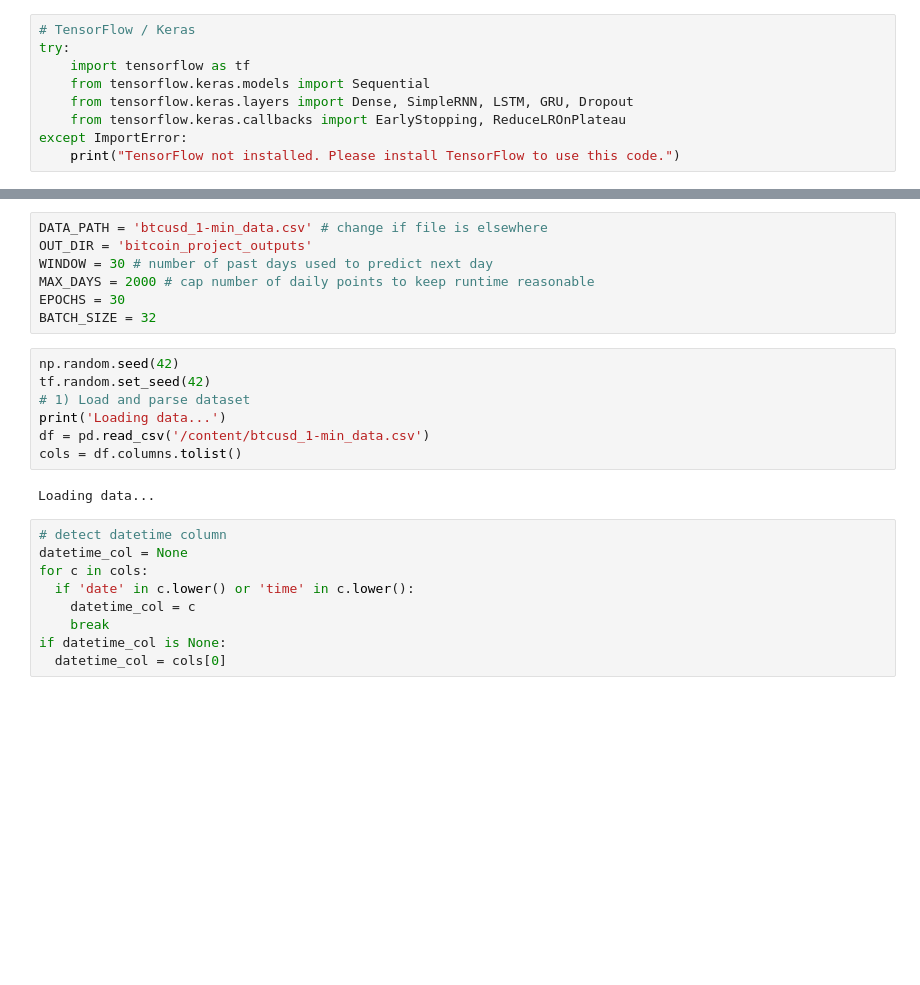
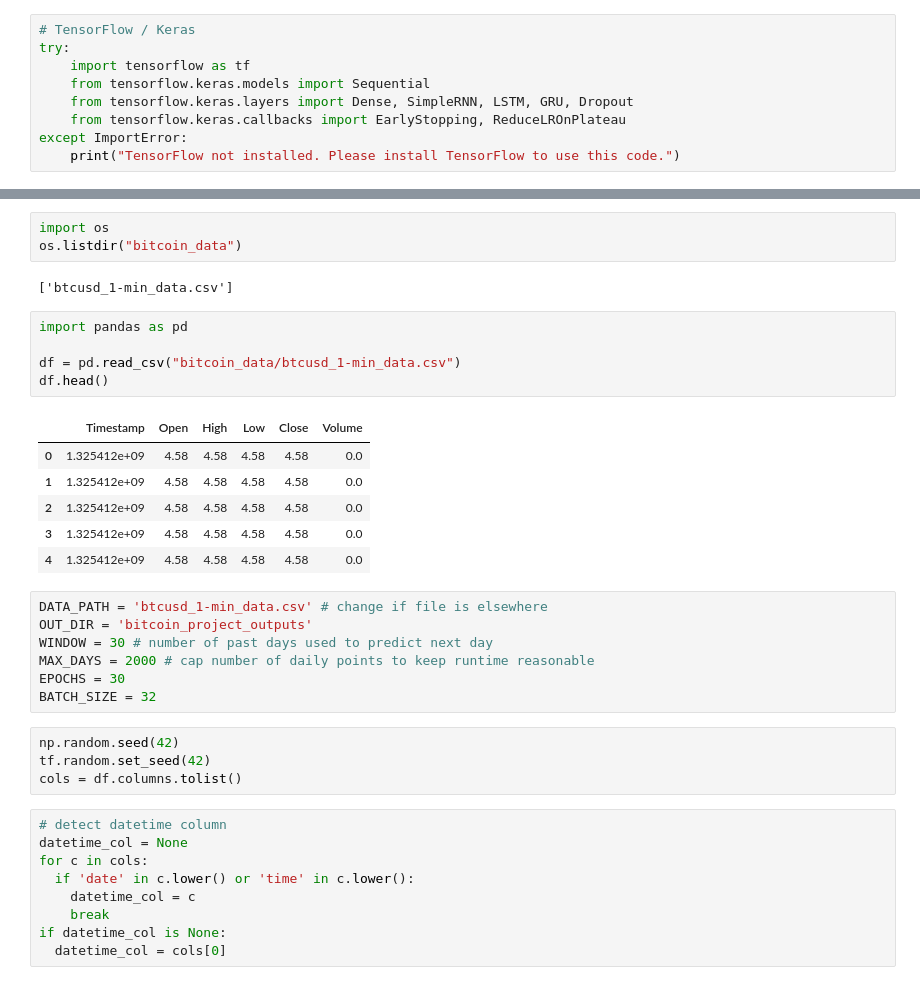
Before and after one commit to Chhaya-cloud/Time-Series-Analysis-for-Bitcoin-Price-Prediction-using-RNN-LSTM-and-GRU., a Jupyter notebook: Time_Series_Analysis_for_Bitcoin_Price_Prediction_using_RNN,_LSTM,_and_GRU.ipynb, the cells around one changed output, grey strips where cells are left out. Cells and saved outputs as stored; diff of their text form; blank space fills up the shorter version.

```diff
--- a/Time_Series_Analysis_for_Bitcoin_Price_Prediction_using_RNN,_LSTM,_and_GRU.ipynb
+++ b/Time_Series_Analysis_for_Bitcoin_Price_Prediction_using_RNN,_LSTM,_and_GRU.ipynb
@@ -20,3 +60,20 @@ except ImportError:
+# %%
+import os
+os.listdir("bitcoin_data")
+# %% [output]
+['btcusd_1-min_data.csv']
+# %%
+import pandas as pd
+
+df = pd.read_csv("bitcoin_data/btcusd_1-min_data.csv")
+df.head()
+# %% [output]
+|  | Timestamp | Open | High | Low | Close | Volume |
+| 0 | 1.325412e+09 | 4.58 | 4.58 | 4.58 | 4.58 | 0.0 |
+| 1 | 1.325412e+09 | 4.58 | 4.58 | 4.58 | 4.58 | 0.0 |
+| 2 | 1.325412e+09 | 4.58 | 4.58 | 4.58 | 4.58 | 0.0 |
+| 3 | 1.325412e+09 | 4.58 | 4.58 | 4.58 | 4.58 | 0.0 |
+| 4 | 1.325412e+09 | 4.58 | 4.58 | 4.58 | 4.58 | 0.0 |
 # %%
 DATA_PATH = 'btcusd_1-min_data.csv' # change if file is elsewhere
 OUT_DIR = 'bitcoin_project_outputs'
@@ -27,12 +84,7 @@ BATCH_SIZE = 32
 # %%
 np.random.seed(42)
 tf.random.set_seed(42)
-# 1) Load and parse dataset
-print('Loading data...')
-df = pd.read_csv('/content/btcusd_1-min_data.csv')
 cols = df.columns.tolist()
-# %% [output]
-Loading data...
 # %%
 # detect datetime column
 datetime_col = None
```
Also changed, not shown: parts of 9 cells of this notebook.
